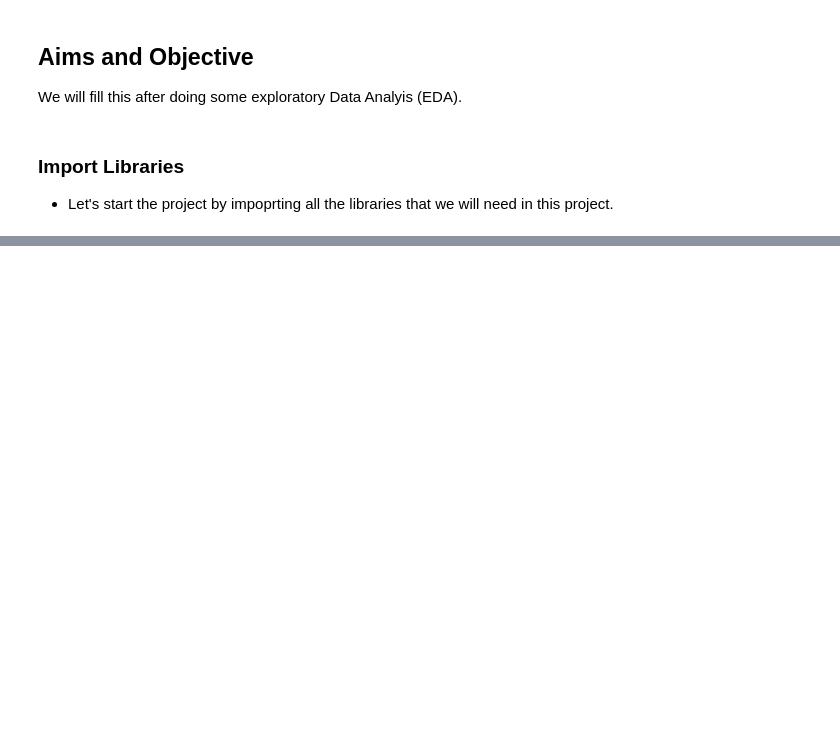
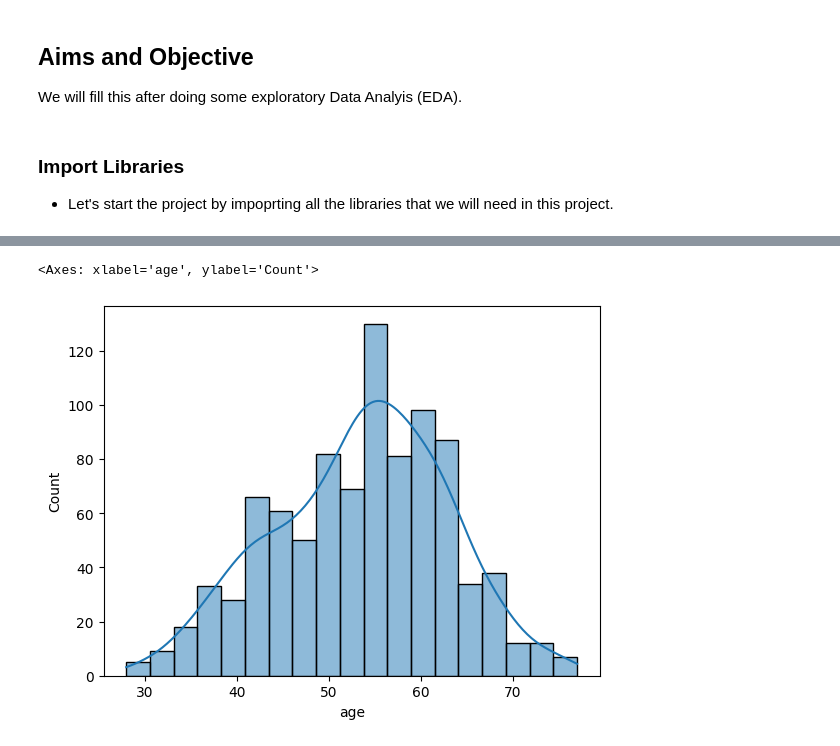
Before and after one commit to uzairafridi00/machine-learning, a Jupyter notebook: python_for_data_science_mentorship_program/00_projects/01_heart_disease_prediction/heart_disease_project.ipynb, the cells around one changed output, grey strips where cells are left out. Cells and saved outputs as stored; diff of their text form; code cells hidden in the pictures; blank space fills up the shorter version.

```diff
--- a/python_for_data_science_mentorship_program/00_projects/01_heart_disease_prediction/heart_disease_project.ipynb
+++ b/python_for_data_science_mentorship_program/00_projects/01_heart_disease_prediction/heart_disease_project.ipynb
@@ -79,0 +82,6 @@ warnings.filterwarnings('ignore')
+# %%
+# load the data from csv file placed locally in our pc
+df = pd.read_csv('heart_disease_uci.csv')
+
+# print the first 5 rows of the dataframe
+df.head()
@@ -79,0 +148,6 @@ warnings.filterwarnings('ignore')
+# %%
+# draw a histplot of age column to see the distribution of data
+sns.histplot(df['age'], kde=True)
+# %% [output]
+<Axes: xlabel='age', ylabel='Count'>
+[figure, added]
```
Also changed, not shown: parts of 35 cells of this notebook.
